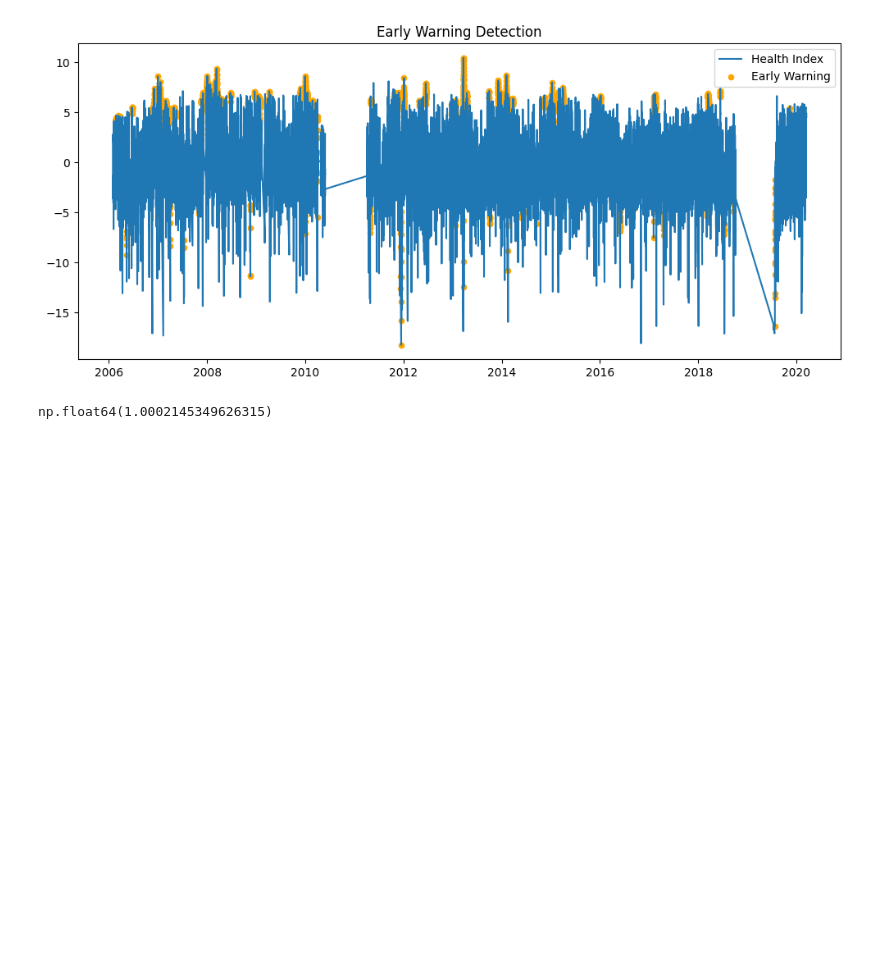
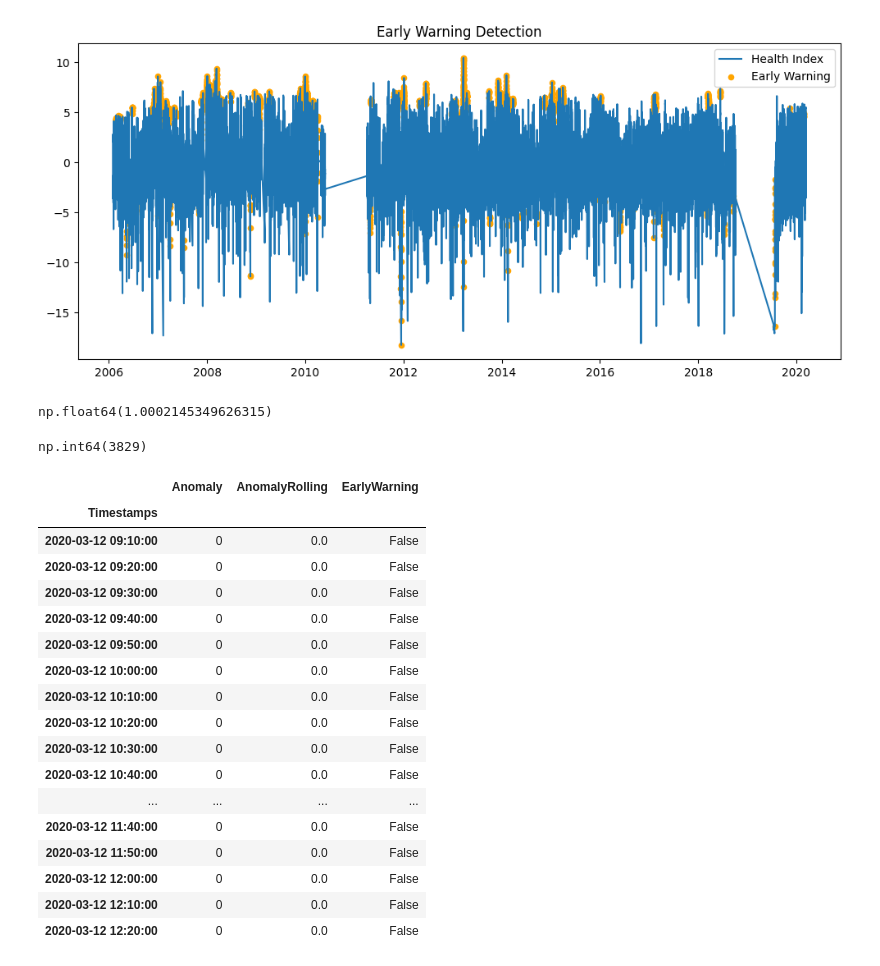
Before and after one commit to prashansarathod/COSC-5806-W03---Data-Analysis-With-Python, a Jupyter notebook: project.ipynb, the cells around one changed output. Cells and saved outputs as stored; diff of their text form; code cells hidden in the pictures; blank space fills up the shorter version.

```diff
--- a/project.ipynb
+++ b/project.ipynb
@@ -383,3 +383,28 @@ df['Anomaly'].mean()*100
 np.float64(1.0002145349626315)
 # %%
 df.to_csv("turbine_analysis_results.csv")
+# %%
+df['EarlyWarning'].sum()
+# %% [output]
+np.int64(3829)
+# %%
+df[['Anomaly','AnomalyRolling','EarlyWarning']].tail(20)
+# %% [output]
+|  | Anomaly | AnomalyRolling | EarlyWarning |
+| Timestamps |  |  |  |
+| 2020-03-12 09:10:00 | 0 | 0.0 | False |
+| 2020-03-12 09:20:00 | 0 | 0.0 | False |
+| 2020-03-12 09:30:00 | 0 | 0.0 | False |
+| 2020-03-12 09:40:00 | 0 | 0.0 | False |
+| 2020-03-12 09:50:00 | 0 | 0.0 | False |
+| 2020-03-12 10:00:00 | 0 | 0.0 | False |
+| 2020-03-12 10:10:00 | 0 | 0.0 | False |
+| 2020-03-12 10:20:00 | 0 | 0.0 | False |
+| 2020-03-12 10:30:00 | 0 | 0.0 | False |
+| 2020-03-12 10:40:00 | 0 | 0.0 | False |
+| ... | ... | ... | ... |
+| 2020-03-12 11:40:00 | 0 | 0.0 | False |
+| 2020-03-12 11:50:00 | 0 | 0.0 | False |
+| 2020-03-12 12:00:00 | 0 | 0.0 | False |
+| 2020-03-12 12:10:00 | 0 | 0.0 | False |
+| 2020-03-12 12:20:00 | 0 | 0.0 | False |
```
Also changed, not shown: parts of 2 cells of this notebook.
